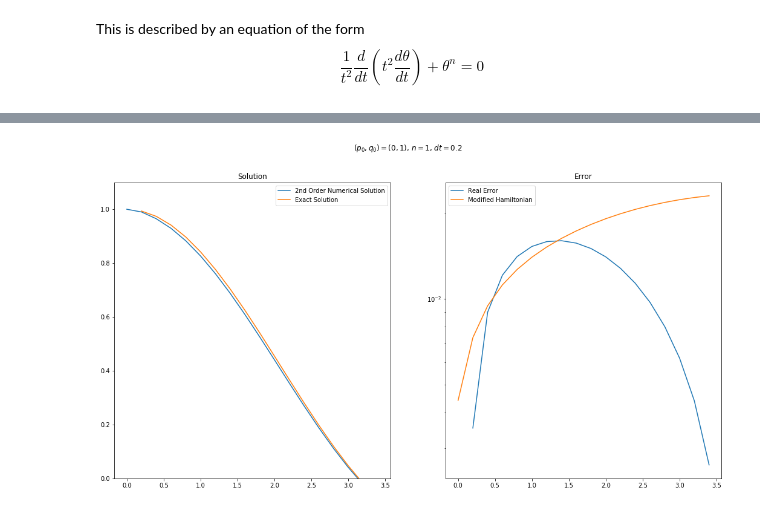
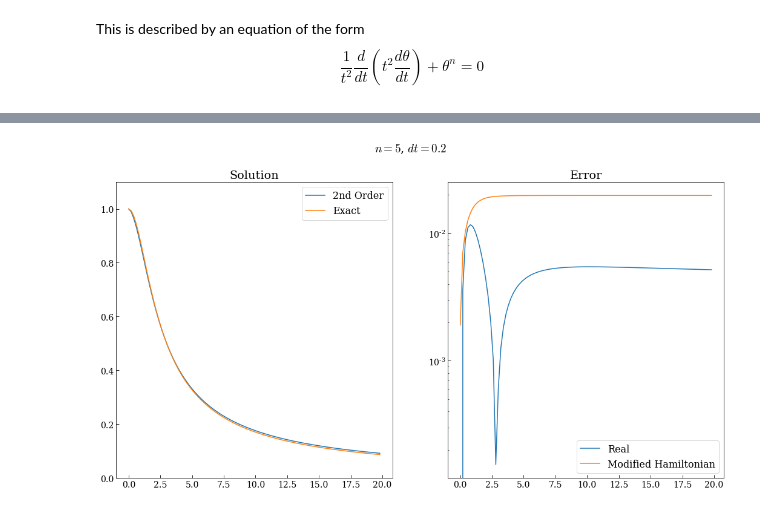
Before and after one commit to mseri/contact-integrators, a Jupyter notebook: The Lane-Emden Model-Error Analysis.ipynb, the cells around one changed output, grey strips where cells are left out. Saved outputs shown, nothing was run; the diff lists cells and outputs as text; code cells hidden in the pictures.

Commit message:
Lane-Emden: cleanup error analysis and uniform style
Signed-off-by: Marcello Seri <marcello.seri@gmail.com>

```diff
--- a/The Lane-Emden Model-Error Analysis.ipynb
+++ b/The Lane-Emden Model-Error Analysis.ipynb
@@ -12,3 +9,22 @@ import matplotlib.pyplot as plt
+# %%
+import numpy as np
+import matplotlib.pyplot as plt
+
+plt.style.use('fast') #alt: 'seaborn-white'
+
+#plt.rcParams.update({'font.size': 20, 'font.family': 'serif', 'font.weight':'normal'})
+plt.rcParams['font.size'] = 16
+plt.rcParams['font.family'] = "serif"
+plt.rcParams['axes.labelsize'] = 20
+plt.rcParams['xtick.labelsize'] = 14
+plt.rcParams['xtick.direction'] = "in"
+plt.rcParams['xtick.bottom'] = True
+plt.rcParams['xtick.major.size'] = 5
+plt.rcParams['ytick.labelsize'] = 14
+plt.rcParams['ytick.direction'] = "in"
+plt.rcParams['ytick.left'] = True
+plt.rcParams['ytick.major.size'] = 5
+plt.rcParams['mathtext.fontset'] = "cm"
 # %%
 class LaneEmden:
     def __init__(self, n):
@@ -75,38 +141,40 @@ plt.show()
 # %%
-le = LaneEmden(1)
+n=5
+le = LaneEmden(n)
 dt = 0.2
-tf = 3.5
-n=1
+tf = 20.0
+p0, q0 = (0,1)
 tspan = np.arange(0.0, tf, dt)
-exact = lambda t: np.sin(t)/t
+
+exact = lambda t: 1/np.sqrt(1 + t**2/3)
 errq = lambda m, p0, q0: upper_error_bound(n,m,dt,p0,q0)
 errp = lambda m, p0, q0: upper_error_bound_p(n,m,dt,p0,q0)
-st1=tspan/dt
+
 plt.figure(figsize=(18,9))
-plt.suptitle(f"$(p_0,q_0)=({p0},{q0})$, $n={le.n}$, $dt={dt}$")
-p0, q0 = (0,1)
+plt.suptitle(f"$n={le.n}$, $dt={dt}$")
 sol, _, _ = ic.integrate(ic.step, le, tspan, p0, q0, 0.0)
 
 #p1, q1 = sol[:,0][1], sol[:,1][1]
 #solm1, _, _ = ic.integrate(ic.step6, le, tspan[1:], p1, q1, 0.0)
 #sole1, _, _ = ic.integrate(ic.step6e, le, tspan[1:], p1, q1, 0.0)
 
 plt.subplot(121)
 plt.title("Solution")
-plt.plot(tspan,sol[:,1],label="2nd Order Numerical Solution")
+plt.plot(tspan,sol[:,1],label="2nd Order")
 plt.plot(tspan, exact(tspan),
-         label="Exact Solution")
+         label="Exact")
 plt.ylim(0,1.1)
 plt.legend()
 
 plt.subplot(122)
 plt.title("Error")
-plt.plot(tspan,abs(sol[:,1]-exact(tspan)),label="Real Error")
-plt.plot(tspan,np.cumsum([errq((m/dt+1),p0,q0) for m, p0, q0 in zip(tspan,sol[:,0],sol[:,1])]),
+plt.plot(tspan,abs(sol[:,1]-exact(tspan)),label="Real")
+plt.plot(tspan,np.cumsum([errq((m/dt),p0,q0) for m, p0, q0 in zip(tspan,sol[:,0],sol[:,1])]),
          label="Modified Hamiltonian")
 plt.legend()
 plt.yscale("log")
 plt.legend()
+
 plt.show()
 # %% [output]
-[figure, old version]
+[figure, new version]
```
Also changed, not shown: parts of 5 cells of this notebook.
